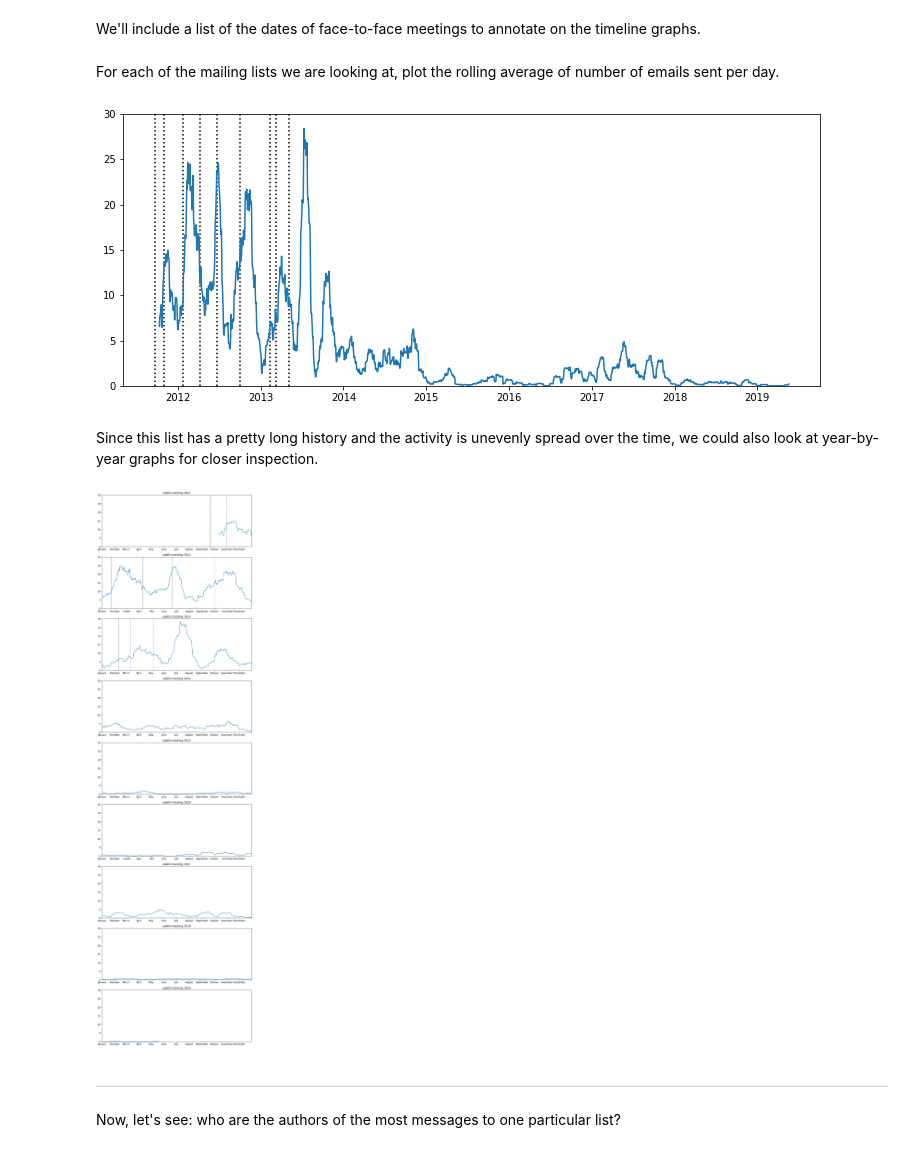
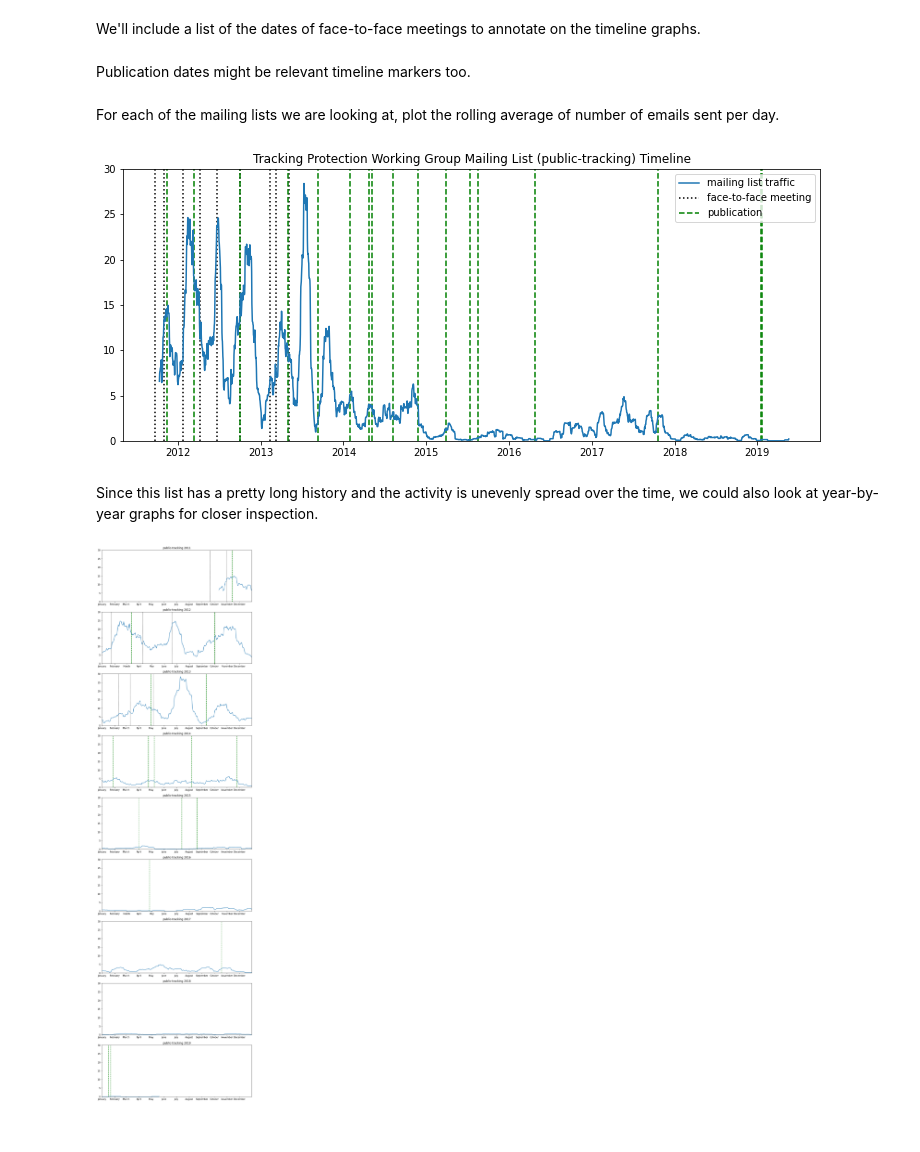
Before and after one commit to npdoty/bigbang, a Jupyter notebook: tpwg/PlotActivity.ipynb, the cells around one changed output. Cells and saved outputs as stored; diff of their text form; code cells hidden in the pictures.

Commit message:
public-tracking ml timeline now includes doc publication dates

```diff
--- a/tpwg/PlotActivity.ipynb
+++ b/tpwg/PlotActivity.ipynb
@@ -31,29 +31,67 @@ We'll include a list of the dates of face-to-face meetings to annotate on the ti
 # %%
 f2fs = ['2011-09-21','2011-10-31','2012-01-24','2012-04-10','2012-06-20','2012-10-03','2013-02-11','2013-03-11','2013-05-06']
 f2f_dates = [datetime.datetime.fromisoformat(x) for x in f2fs]
+# %% [markdown]
+Publication dates might be relevant timeline markers too.
+# %%
+tcs_publications = {
+    '2019-01-22':'Retired',
+    '2016-04-26':'Candidate Recommendation',
+    '2015-07-14':'Last Call',
+    '2015-03-31':'Working Draft',
+    '2014-11-25':'Working Draft',
+    '2014-08-07':'Working Draft',
+    '2014-05-08':'Working Draft',
+    '2014-01-28':'Working Draft',
+    '2013-09-12':'Working Draft',
+    '2013-04-30':'Working Draft',
+    '2012-10-02':'Working Draft',
+    '2012-03-13':'Working Draft',
+    '2011-11-14':'First Public Draft'
+}
+
+tpe_publications = {
+    '2019-01-17':'Retired',
+    '2017-10-19':'Candidate Recommendation',
+    '2015-08-20':'Candidate Recommendation',
+    '2014-04-24':'Last Call',
+    '2014-01-28':'Working Draft',
+    '2013-09-12':'Working Draft',
+    '2013-04-30':'Working Draft',
+    '2012-10-02':'Working Draft',
+    '2012-03-13':'Working Draft',
+    '2011-11-14':'First Public Draft'
+}
+
+tcs_dates = [datetime.datetime.fromisoformat(x) for x in tcs_publications.keys()]
+tpe_dates = [datetime.datetime.fromisoformat(x) for x in tpe_publications.keys()]
+publication_dates = list(set(tcs_dates+tpe_dates))
 # %% [markdown]
 For each of the mailing lists we are looking at, plot the rolling average of number of emails sent per day.
 # %%
 plt.figure(figsize=(12.5, 5))
 
 ta = activity.sum(1)
 rmta = ta.rolling(window).mean()
 rmtadna = rmta.dropna()
-plt.plot_date(np.array(rmtadna.index),
+traffic_moving_average, = plt.plot_date(np.array(rmtadna.index),
               np.array(rmtadna.values),
               fmt='-',
               xdate=True)
 
 axes = plt.gca()
 axes.set_ylim(0,30)
 
 ymin, ymax = plt.ylim()
-plt.vlines(f2f_dates, ymin=ymin, ymax=ymax, linestyles='dotted')
-
+meeting_dates_lines = plt.vlines(f2f_dates, ymin=ymin, ymax=ymax, linestyles='dotted')
+publication_dates_lines = plt.vlines(publication_dates, ymin=ymin, ymax=ymax, color='green', linestyles='dashed')
+plt.legend((traffic_moving_average, meeting_dates_lines, publication_dates_lines),
+           ('mailing list traffic', 'face-to-face meeting', 'publication'))
+plt.title('Tracking Protection Working Group Mailing List (public-tracking) Timeline')
 plt.savefig("public-tracking-activity-timeline.png")
 plt.show()
 # %% [output]
-[figure, old version]
+[figure, new version]
 # %% [markdown]
 Since this list has a pretty long history and the activity is unevenly spread over the time, we could also look at year-by-year graphs for closer inspection.
 # %%
@@ -79,12 +117,9 @@ for i in range(0, len(years)):
     axes[i].xaxis.set_major_formatter(formatter)
 
     axes[i].vlines(f2f_dates, ymin=ymin, ymax=ymax, linestyles='dotted')
+    axes[i].vlines(publication_dates, ymin=ymin, ymax=ymax, color='green', linestyles='dashed')
+
 
 fig.savefig("public-tracking-activity-yearly.png")
 # %% [output]
-[figure, old version]
+[figure, new version]
-# %% [markdown]
----
-# %% [markdown]
-
-Now, let's see: who are the authors of the most messages to one particular list?
```
Also changed, not shown: parts of 2 cells of this notebook, 2 other files.
